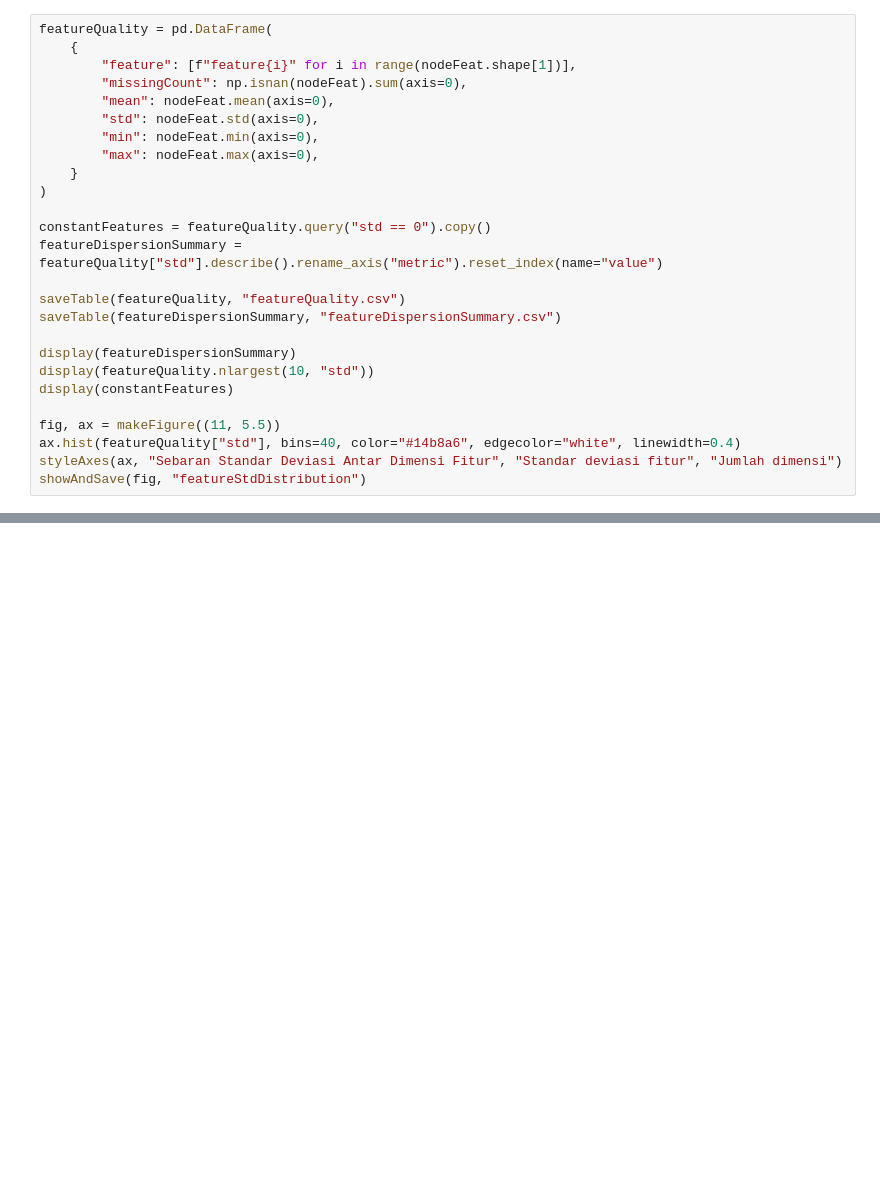
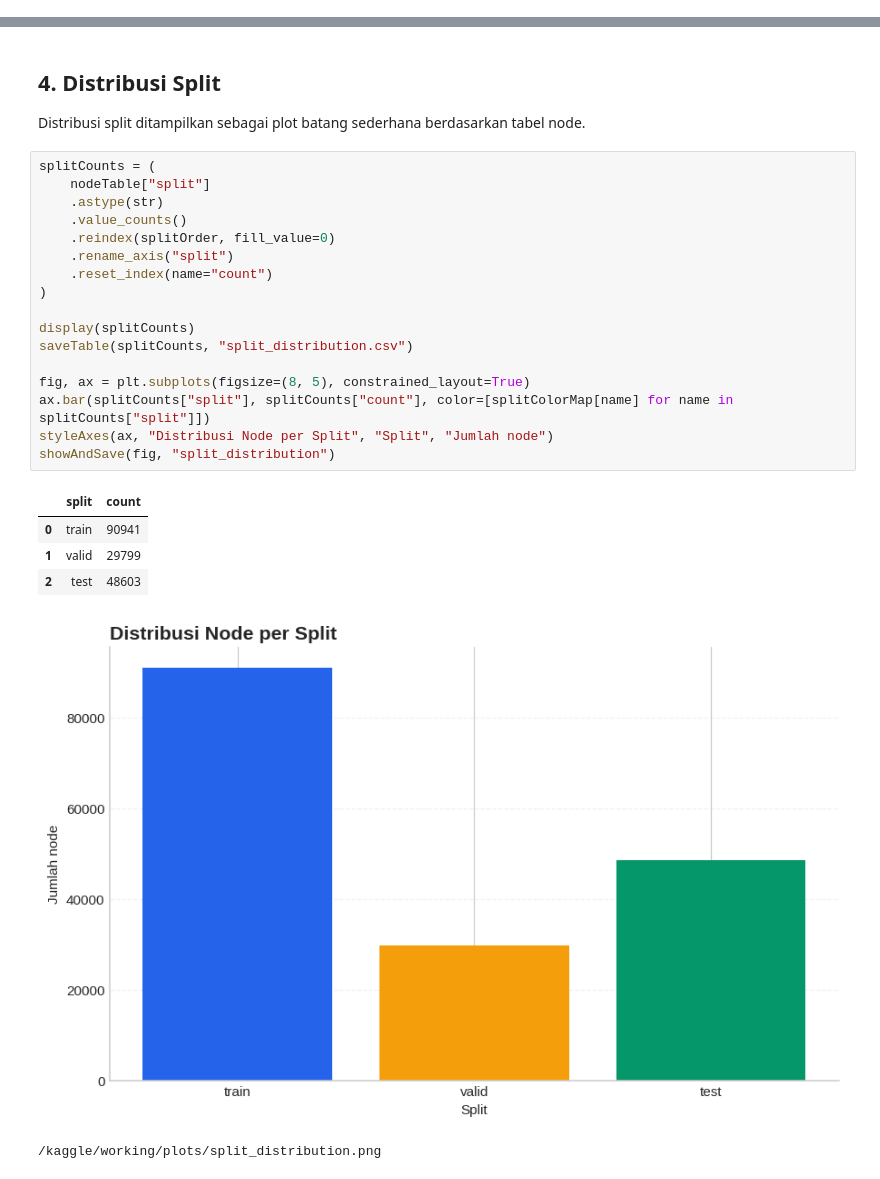
Before and after one commit to avezoor/MachineLearningRepository, a Jupyter notebook: OGBN-Arxiv.ipynb, the cells around one changed output, grey strips where cells are left out. Cells and saved outputs as stored; diff of their text form; blank space fills up the shorter version.

Commit message:
Kaggle Notebook | OGBN-Arxiv | Version 11

```diff
--- a/OGBN-Arxiv.ipynb
+++ b/OGBN-Arxiv.ipynb
@@ -1112,26 +0,0 @@ Di sini kita melihat dispersi antar dimensi embedding, fitur konstan, dan ringka
-# %%
-featureQuality = pd.DataFrame(
-    {
-        "feature": [f"feature{i}" for i in range(nodeFeat.shape[1])],
-        "missingCount": np.isnan(nodeFeat).sum(axis=0),
-        "mean": nodeFeat.mean(axis=0),
-        "std": nodeFeat.std(axis=0),
-        "min": nodeFeat.min(axis=0),
-        "max": nodeFeat.max(axis=0),
-    }
-)
-
-constantFeatures = featureQuality.query("std == 0").copy()
-featureDispersionSummary = featureQuality["std"].describe().rename_axis("metric").reset_index(name="value")
-
-saveTable(featureQuality, "featureQuality.csv")
-saveTable(featureDispersionSummary, "featureDispersionSummary.csv")
-
-display(featureDispersionSummary)
-display(featureQuality.nlargest(10, "std"))
-display(constantFeatures)
-
-fig, ax = makeFigure((11, 5.5))
-ax.hist(featureQuality["std"], bins=40, color="#14b8a6", edgecolor="white", linewidth=0.4)
-styleAxes(ax, "Sebaran Standar Deviasi Antar Dimensi Fitur", "Standar deviasi fitur", "Jumlah dimensi")
-showAndSave(fig, "featureStdDistribution")
@@ -1618,0 +276,28 @@ Metadata: /kaggle/working/output/metadata.json
+# %% [markdown]
+## 4. Distribusi Split
+
+Distribusi split ditampilkan sebagai plot batang sederhana berdasarkan tabel node.
+# %%
+splitCounts = (
+    nodeTable["split"]
+    .astype(str)
+    .value_counts()
+    .reindex(splitOrder, fill_value=0)
+    .rename_axis("split")
+    .reset_index(name="count")
+)
+
+display(splitCounts)
+saveTable(splitCounts, "split_distribution.csv")
+
+fig, ax = plt.subplots(figsize=(8, 5), constrained_layout=True)
+ax.bar(splitCounts["split"], splitCounts["count"], color=[splitColorMap[name] for name in splitCounts["split"]])
+styleAxes(ax, "Distribusi Node per Split", "Split", "Jumlah node")
+showAndSave(fig, "split_distribution")
+# %% [output]
+|  | split | count |
+| 0 | train | 90941 |
+| 1 | valid | 29799 |
+| 2 | test | 48603 |
+[figure, added]
+/kaggle/working/plots/split_distribution.png
```
Also changed, not shown: parts of 84 cells of this notebook.
